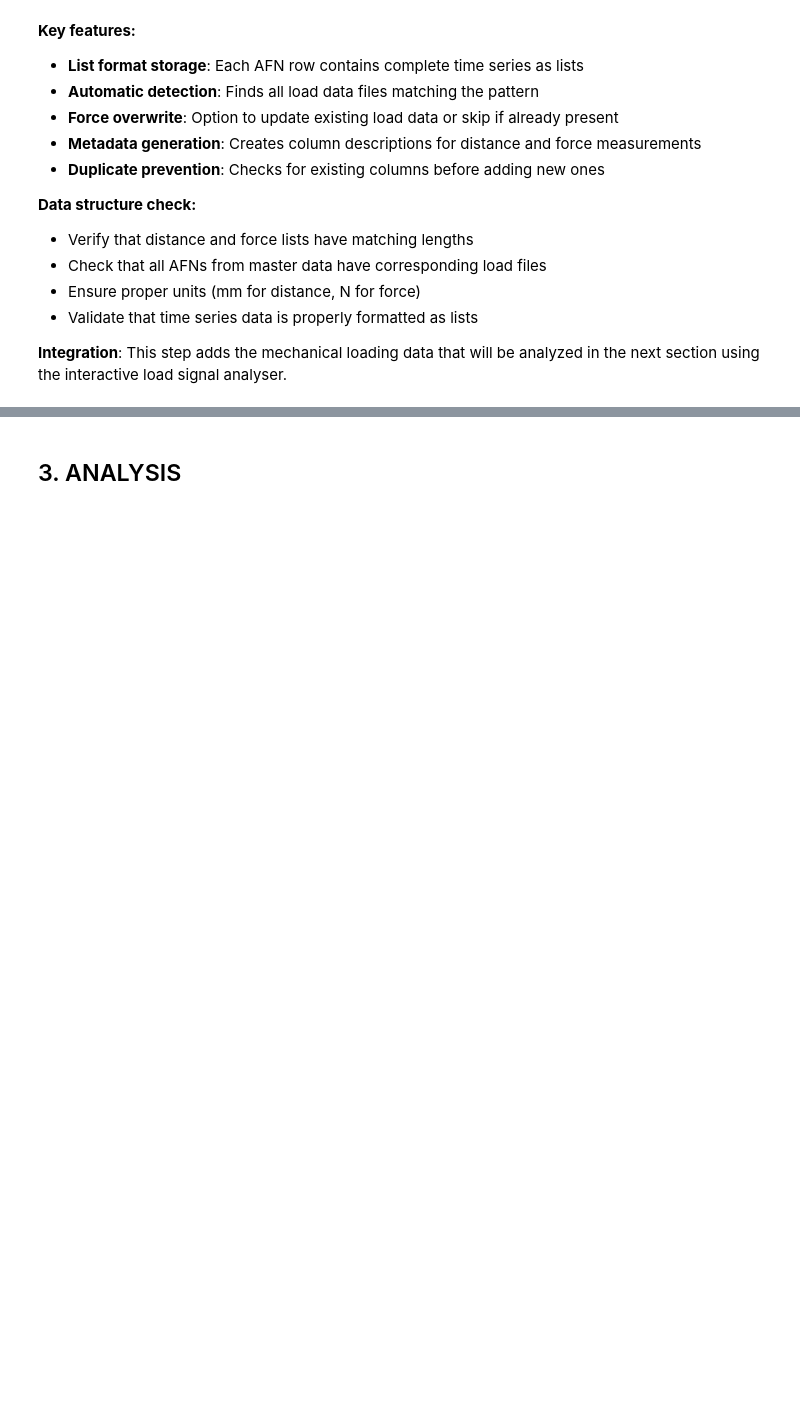
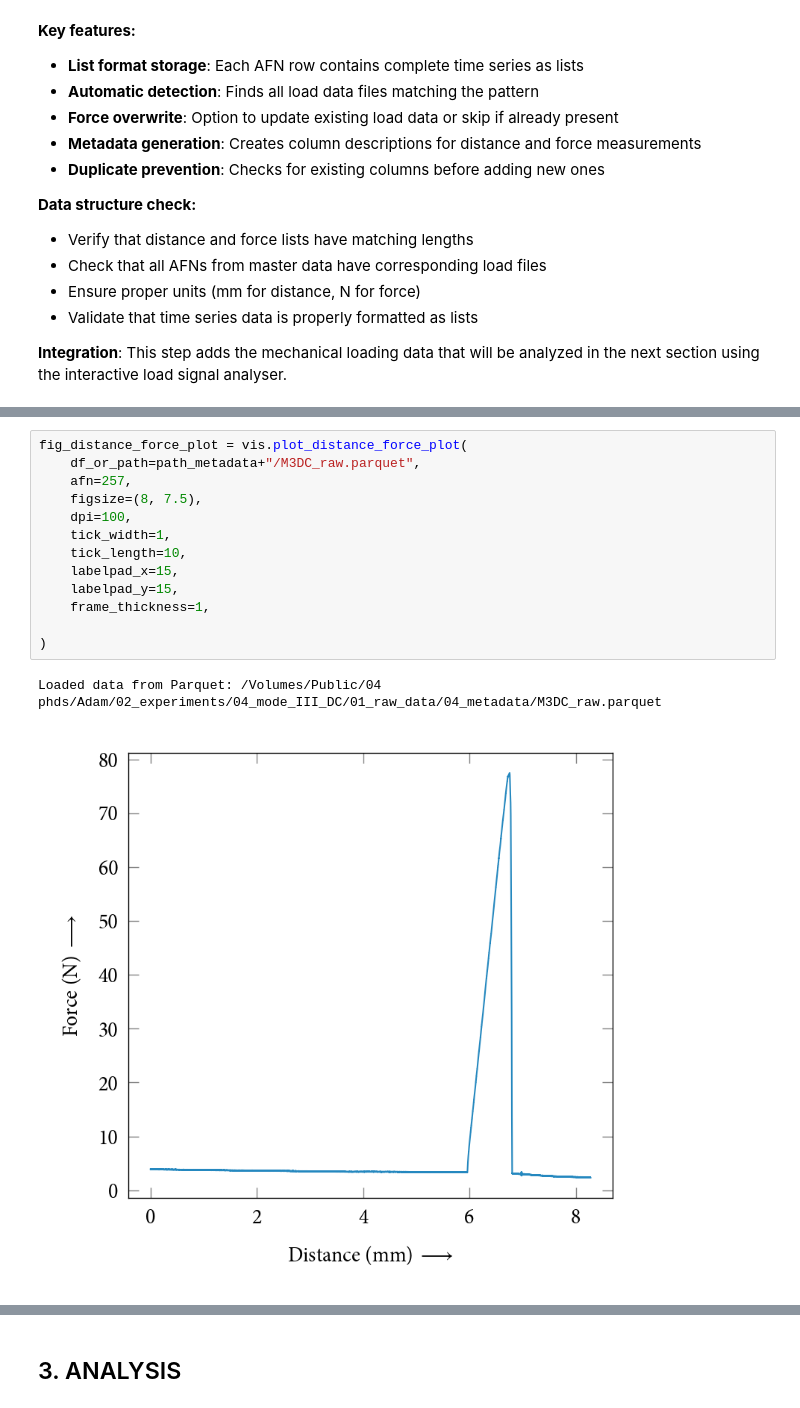
Before and after one commit to valdam95/Mode3DC, a Jupyter notebook: M3DC_Notebook.ipynb, the cells around one changed output, grey strips where cells are left out. Saved outputs shown, nothing was run; the diff lists cells and outputs as text; blank space fills up the shorter version.

```diff
--- a/M3DC_Notebook.ipynb
+++ b/M3DC_Notebook.ipynb
@@ -350,2 +348,18 @@ Loaded data from Parquet: /Volumes/fe/lawprae/LBI/Projects/210_Weak_Layer_Mechan
 [interactive output not drawn]
 VBox(children=(Dropdown(description='AFN:', options=(np.int64(1), np.int64(2), np.int64(3), np.int64(4), np.in…
+# %%
+fig_distance_force_plot = vis.plot_distance_force_plot(
+    df_or_path=path_metadata+"/M3DC_raw.parquet",
+    afn=257,
+    figsize=(8, 7.5),
+    dpi=100,
+    tick_width=1,
+    tick_length=10,
+    labelpad_x=15,
+    labelpad_y=15,
+    frame_thickness=1,
+
+)
+# %% [output]
+Loaded data from Parquet: /Volumes/Public/04 phds/Adam/02_experiments/04_mode_III_DC/01_raw_data/04_metadata/M3DC_raw.parquet
+[figure, added]
```
Also changed, not shown: parts of 22 cells of this notebook, 3 other files.
